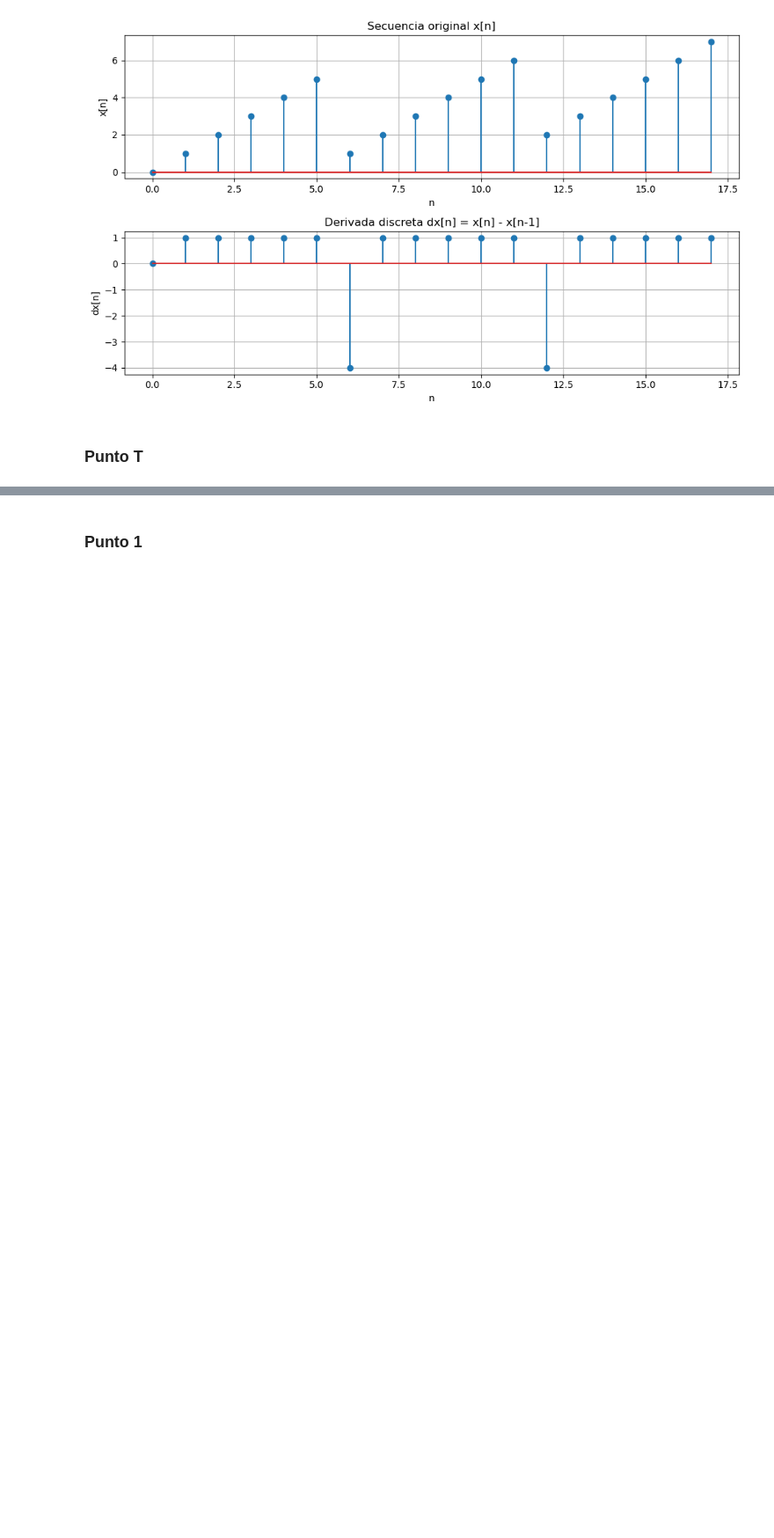
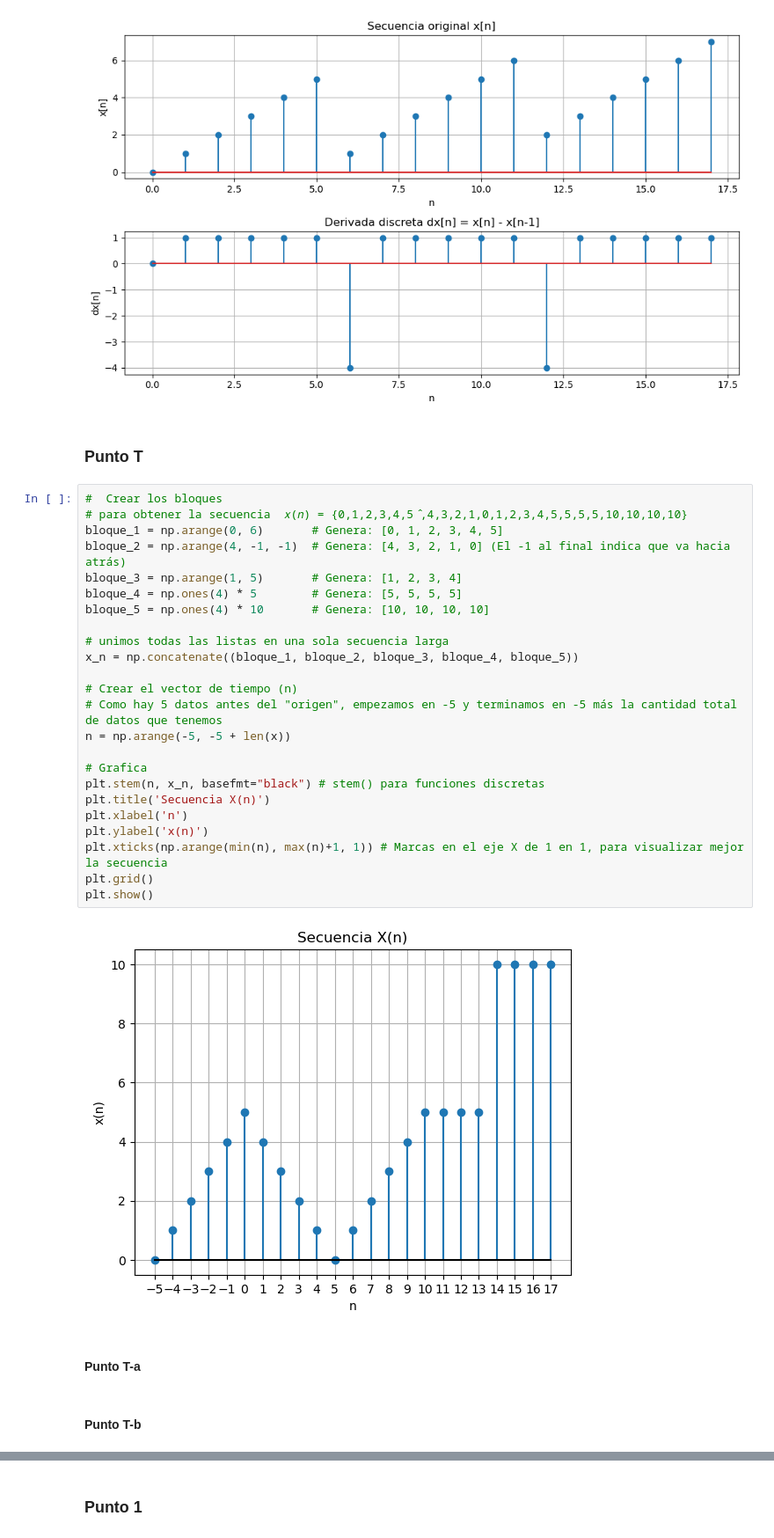
Before and after one commit to Lauren0407/Biosenales-LaurenCordero-AlmaOlea, a Jupyter notebook: Practica_01_Python/Taller1.ipynb, the cells around one changed output, grey strips where cells are left out. Shown at 88% size. Saved outputs shown, nothing was run; the diff lists cells and outputs as text; blank space fills up the shorter version.

Commit message:
adelanto punto T

```diff
--- a/Practica_01_Python/Taller1.ipynb
+++ b/Practica_01_Python/Taller1.ipynb
@@ -312,4 +310,34 @@ plt.show()
 [figure]
 # %% [markdown]
 ### Punto T
+# %%
+#  Crear los bloques
+# para obtener la secuencia  𝑥(𝑛) = {0,1,2,3,4,5 ̂,4,3,2,1,0,1,2,3,4,5,5,5,5,10,10,10,10}
+bloque_1 = np.arange(0, 6)       # Genera: [0, 1, 2, 3, 4, 5]
+bloque_2 = np.arange(4, -1, -1)  # Genera: [4, 3, 2, 1, 0] (El -1 al final indica que va hacia atrás)
+bloque_3 = np.arange(1, 5)       # Genera: [1, 2, 3, 4]
+bloque_4 = np.ones(4) * 5        # Genera: [5, 5, 5, 5]
+bloque_5 = np.ones(4) * 10       # Genera: [10, 10, 10, 10]
+
+# unimos todas las listas en una sola secuencia larga
+x_n = np.concatenate((bloque_1, bloque_2, bloque_3, bloque_4, bloque_5))
+
+# Crear el vector de tiempo (n)
+# Como hay 5 datos antes del "origen", empezamos en -5 y terminamos en -5 más la cantidad total de datos que tenemos
+n = np.arange(-5, -5 + len(x))
+
+# Grafica
+plt.stem(n, x_n, basefmt="black") # stem() para funciones discretas
+plt.title('Secuencia X(n)')
+plt.xlabel('n')
+plt.ylabel('x(n)')
+plt.xticks(np.arange(min(n), max(n)+1, 1)) # Marcas en el eje X de 1 en 1, para visualizar mejor la secuencia
+plt.grid()
+plt.show()
+# %% [output]
+[figure, added]
+# %% [markdown]
+#### Punto T-a
+# %% [markdown]
+#### Punto T-b
 # %% [markdown]
```
Also changed, not shown: parts of 5 cells of this notebook.
